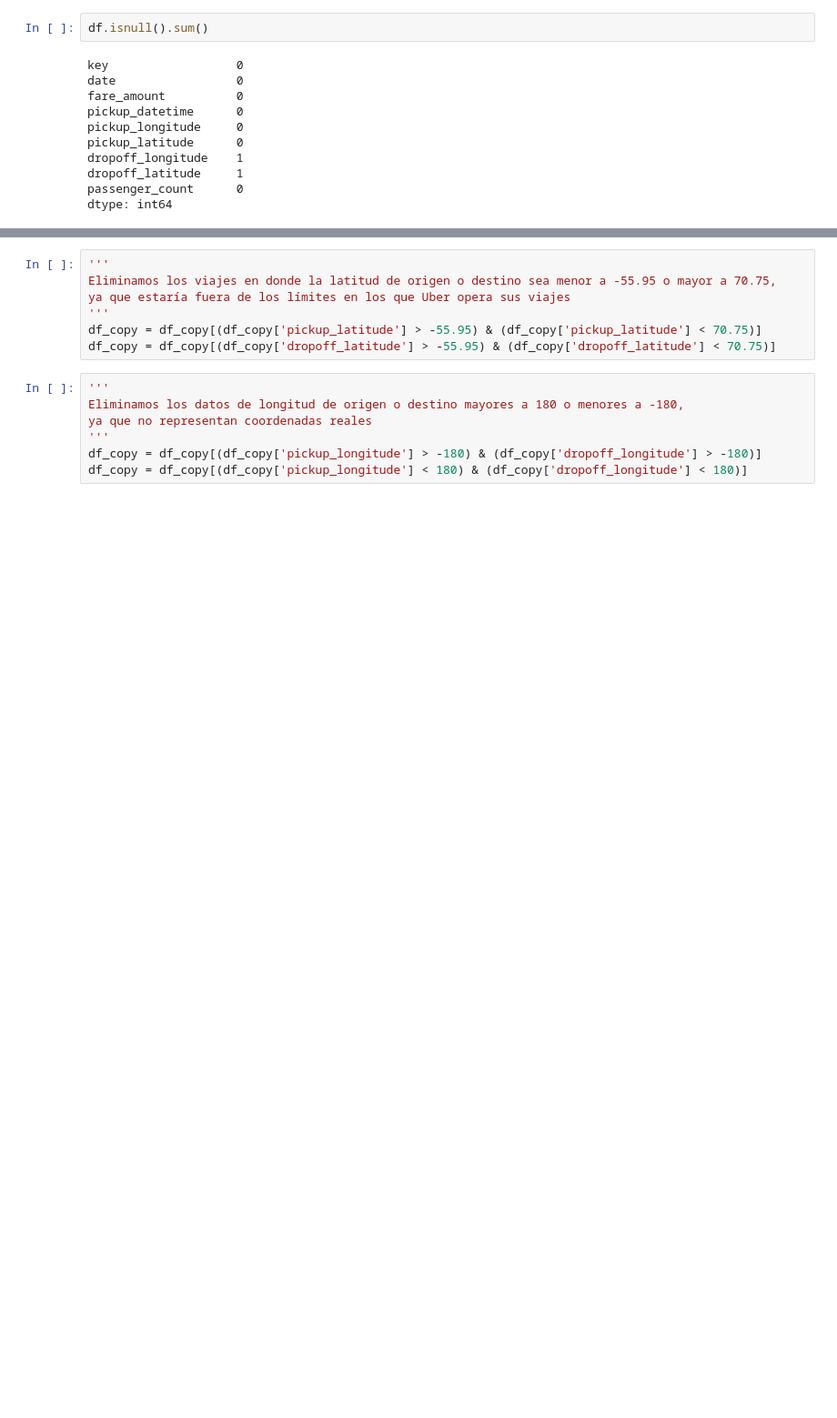
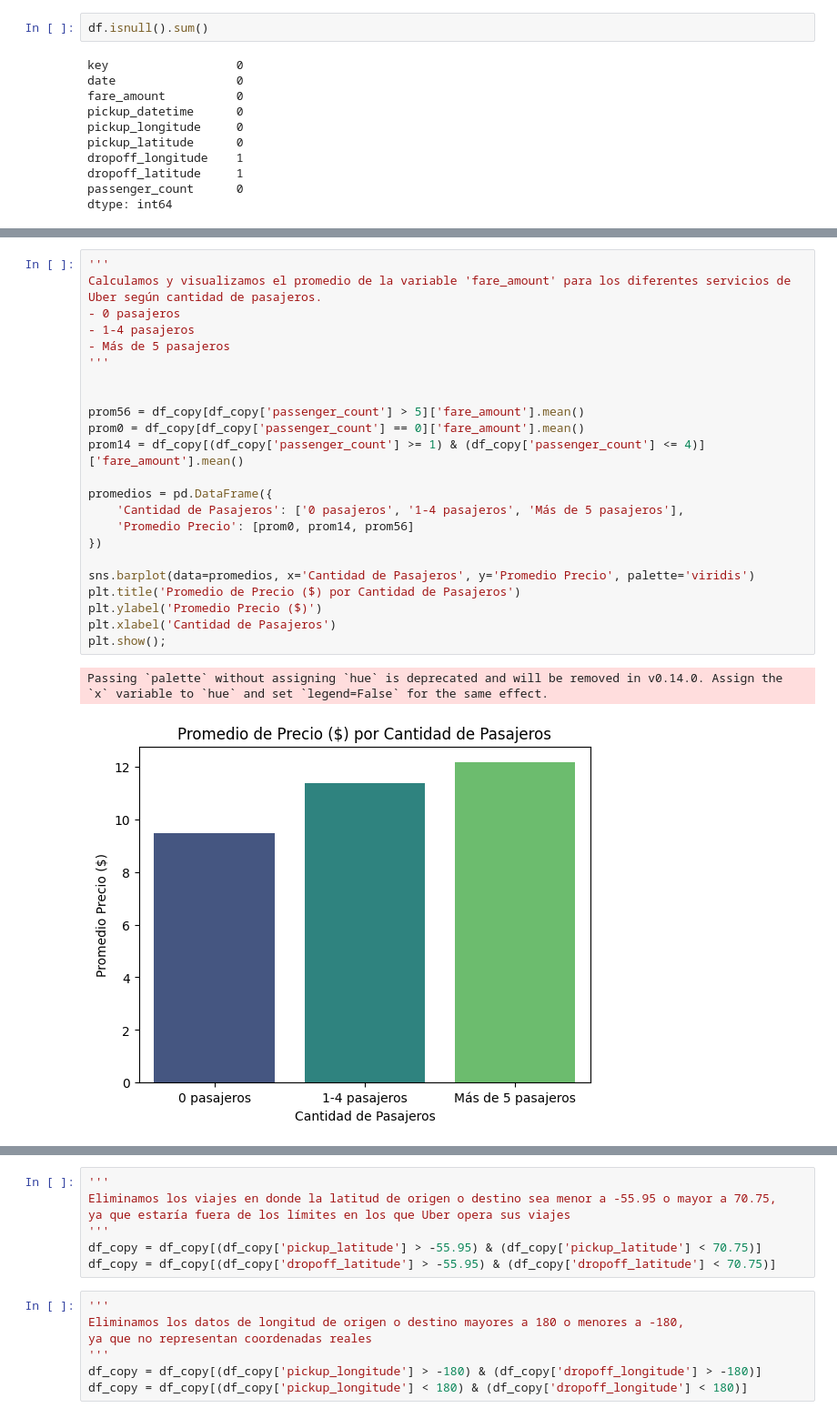
Before and after one commit to valenrosito/AA1-TUIA-2025C1---Rosito-Caballero-Balverdi, a Jupyter notebook: TP-Regresion-AA1-2025C1.ipynb, the cells around one changed output, grey strips where cells are left out. Shown at 91% size. Drawn from its saved outputs; the diff is of its cells as text; blank space fills up the shorter version.

```diff
--- a/TP-Regresion-AA1-2025C1.ipynb
+++ b/TP-Regresion-AA1-2025C1.ipynb
@@ -99,2 +118,28 @@ plt.show()
+# %%
+'''
+Calculamos y visualizamos el promedio de la variable 'fare_amount' para los diferentes servicios de Uber según cantidad de pasajeros.
+- 0 pasajeros
+- 1-4 pasajeros
+- Más de 5 pasajeros
+'''
+
+
+prom56 = df_copy[df_copy['passenger_count'] > 5]['fare_amount'].mean()
+prom0 = df_copy[df_copy['passenger_count'] == 0]['fare_amount'].mean()
+prom14 = df_copy[(df_copy['passenger_count'] >= 1) & (df_copy['passenger_count'] <= 4)]['fare_amount'].mean()
+
+promedios = pd.DataFrame({
+    'Cantidad de Pasajeros': ['0 pasajeros', '1-4 pasajeros', 'Más de 5 pasajeros'],
+    'Promedio Precio': [prom0, prom14, prom56]
+})
+
+sns.barplot(data=promedios, x='Cantidad de Pasajeros', y='Promedio Precio', palette='viridis')
+plt.title('Promedio de Precio ($) por Cantidad de Pasajeros')
+plt.ylabel('Promedio Precio ($)')
+plt.xlabel('Cantidad de Pasajeros')
+plt.show();
+# %% [output]
+Passing `palette` without assigning `hue` is deprecated and will be removed in v0.14.0. Assign the `x` variable to `hue` and set `legend=False` for the same effect.
+[figure, added]
 # %%
 '''
```
Also changed, not shown: parts of 19 cells of this notebook.
